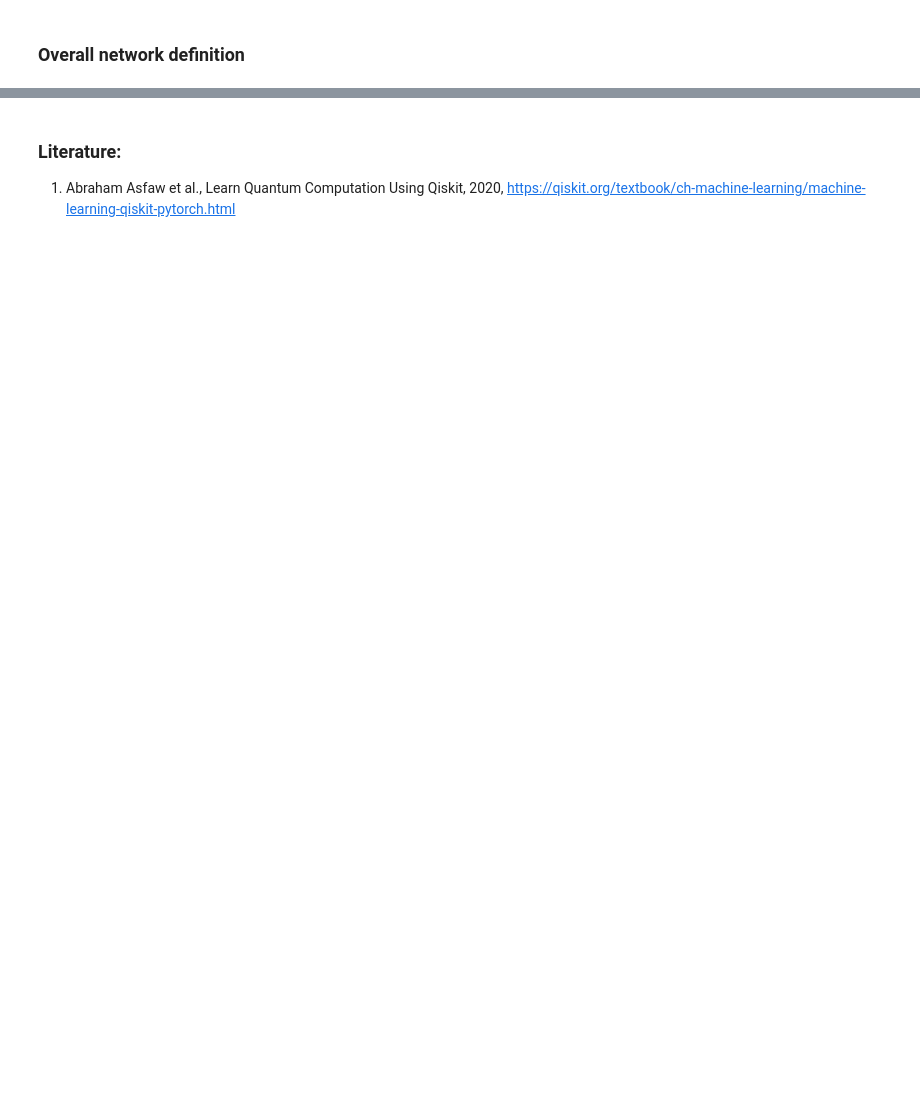
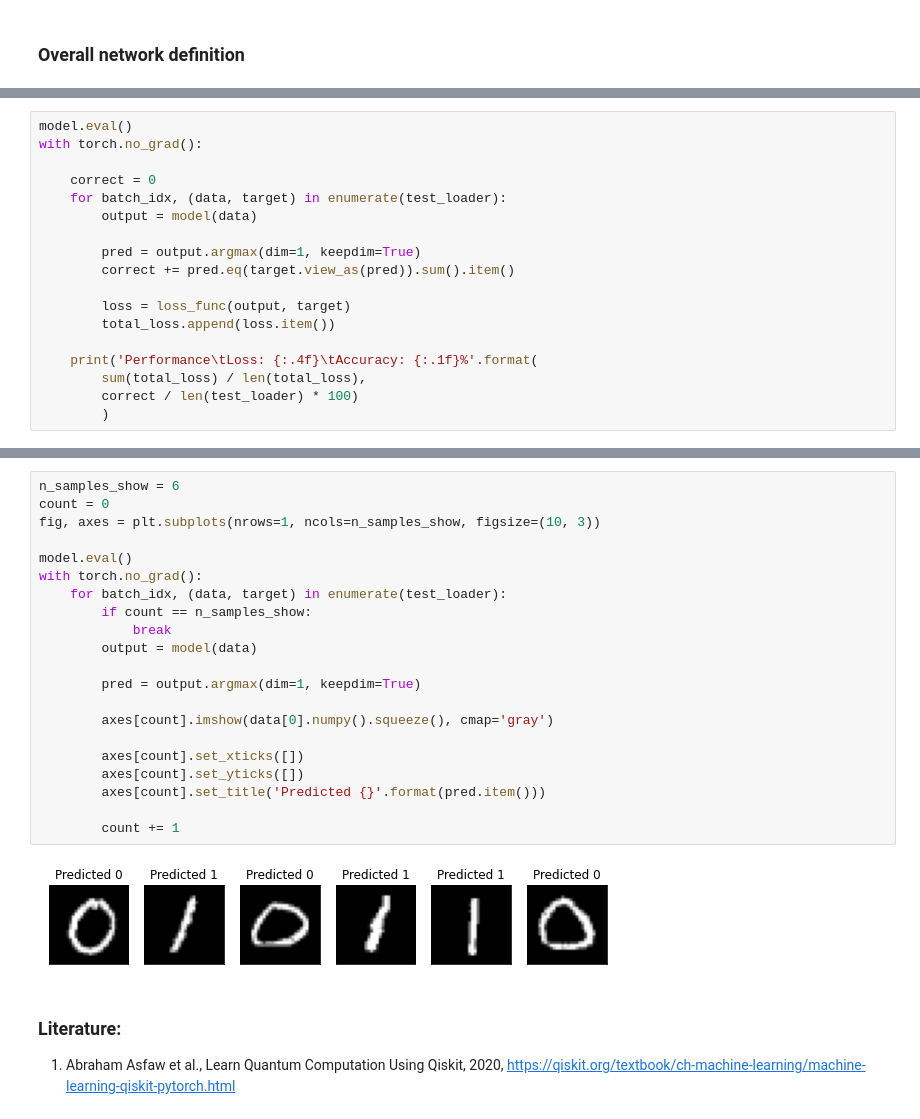
Before and after one commit to asakhnenko/EntangledSolutions, a Jupyter notebook: hybrid_cnn_qiskit.ipynb, the cells around one changed output, grey strips where cells are left out. Cells and saved outputs as stored; diff of their text form; blank space fills up the shorter version.

Commit message:
Accuracy estimation

```diff
--- a/hybrid_cnn_qiskit.ipynb
+++ b/hybrid_cnn_qiskit.ipynb
@@ -194,0 +229,18 @@ plt.plot(loss_list)
+# %%
+model.eval()
+with torch.no_grad():
+
+    correct = 0
+    for batch_idx, (data, target) in enumerate(test_loader):
+        output = model(data)
+
+        pred = output.argmax(dim=1, keepdim=True)
+        correct += pred.eq(target.view_as(pred)).sum().item()
+
+        loss = loss_func(output, target)
+        total_loss.append(loss.item())
+
+    print('Performance\tLoss: {:.4f}\tAccuracy: {:.1f}%'.format(
+        sum(total_loss) / len(total_loss),
+        correct / len(test_loader) * 100)
+        )
@@ -195,3 +249,26 @@ plt.plot(loss_list)
+# %%
+n_samples_show = 6
+count = 0
+fig, axes = plt.subplots(nrows=1, ncols=n_samples_show, figsize=(10, 3))
+
+model.eval()
+with torch.no_grad():
+    for batch_idx, (data, target) in enumerate(test_loader):
+        if count == n_samples_show:
+            break
+        output = model(data)
+
+        pred = output.argmax(dim=1, keepdim=True)
+
+        axes[count].imshow(data[0].numpy().squeeze(), cmap='gray')
+
+        axes[count].set_xticks([])
+        axes[count].set_yticks([])
+        axes[count].set_title('Predicted {}'.format(pred.item()))
+
+        count += 1
+# %% [output]
+[figure, added]
 # %% [markdown]
 ### Literature:
 
```
Also changed, not shown: parts of 11 cells of this notebook.
